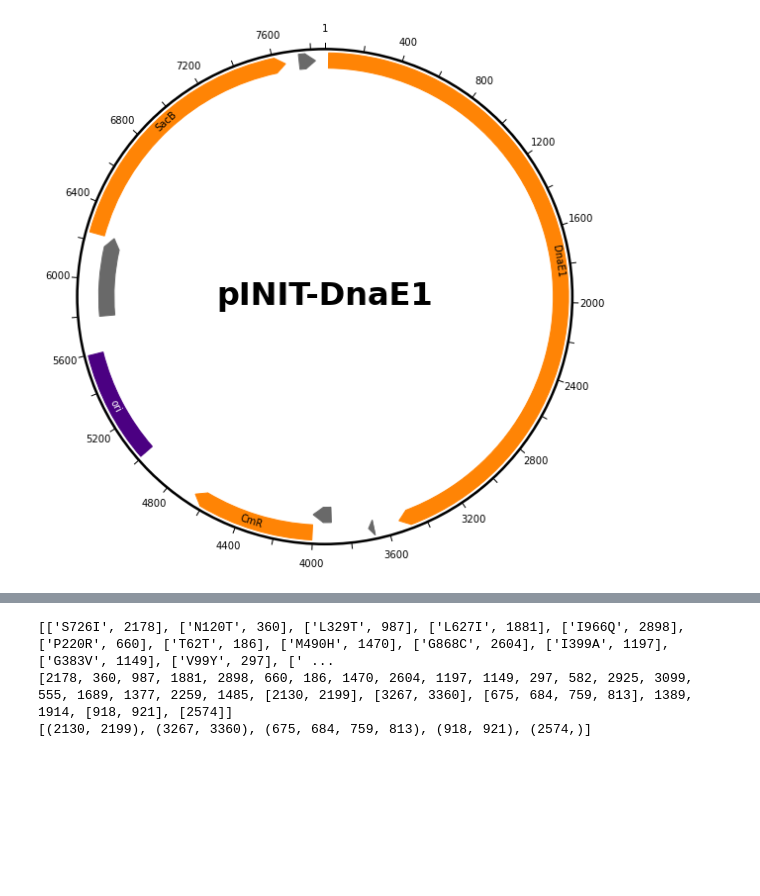
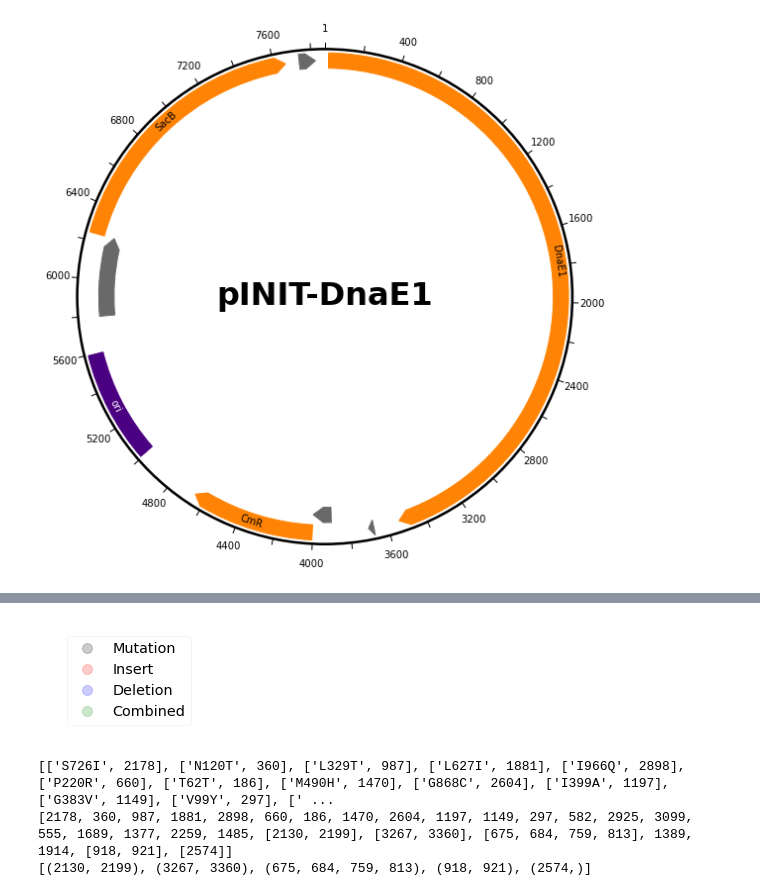
Before and after one commit to CDDLeiden/PyVADesign, a Jupyter notebook: src/test.ipynb, the cells around one changed output, grey strips where cells are left out. Saved outputs shown, nothing was run; the diff lists cells and outputs as text; code cells hidden in the pictures; blank space fills up the shorter version.

```diff
--- a/src/test.ipynb
+++ b/src/test.ipynb
@@ -128,3 +128,7 @@ plot_instance.plot_histogram_mutations()
+# %%
+plot_instance.plot_mutation_legend(show=True)
+# %% [output]
+[figure, added]
 # %%
 # # Count number of mutations per eblock, for making barplot
 # self.counts = self.count_mutations_per_eblock(idx_dna_tups)
```
Also changed, not shown: parts of 2 cells of this notebook, 5 other files.
